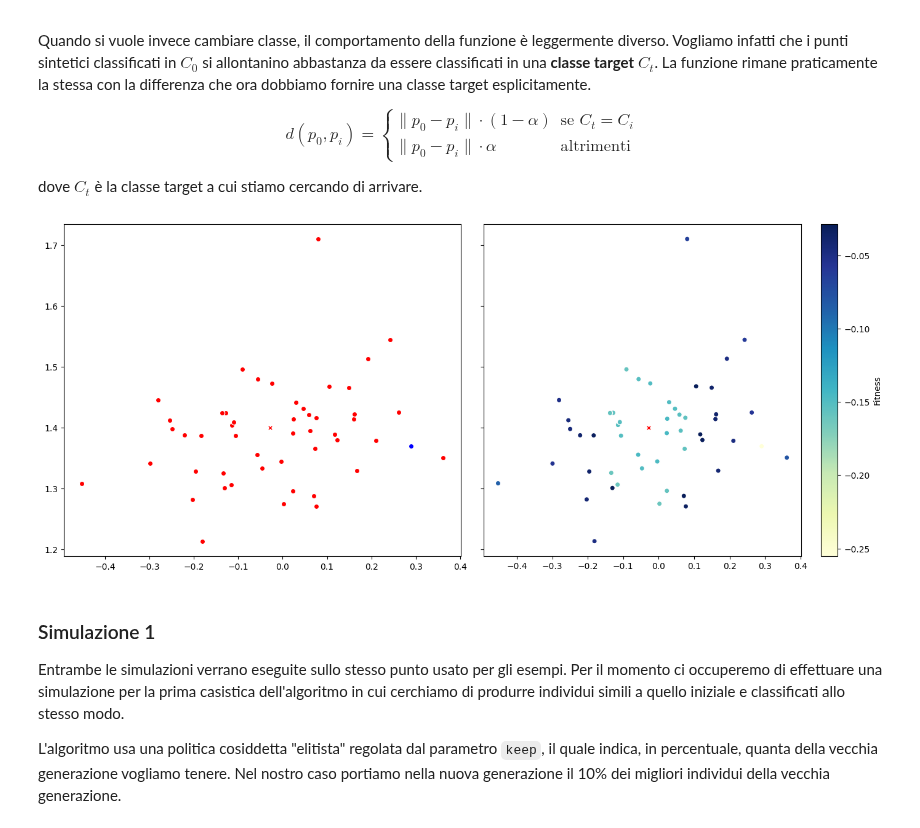
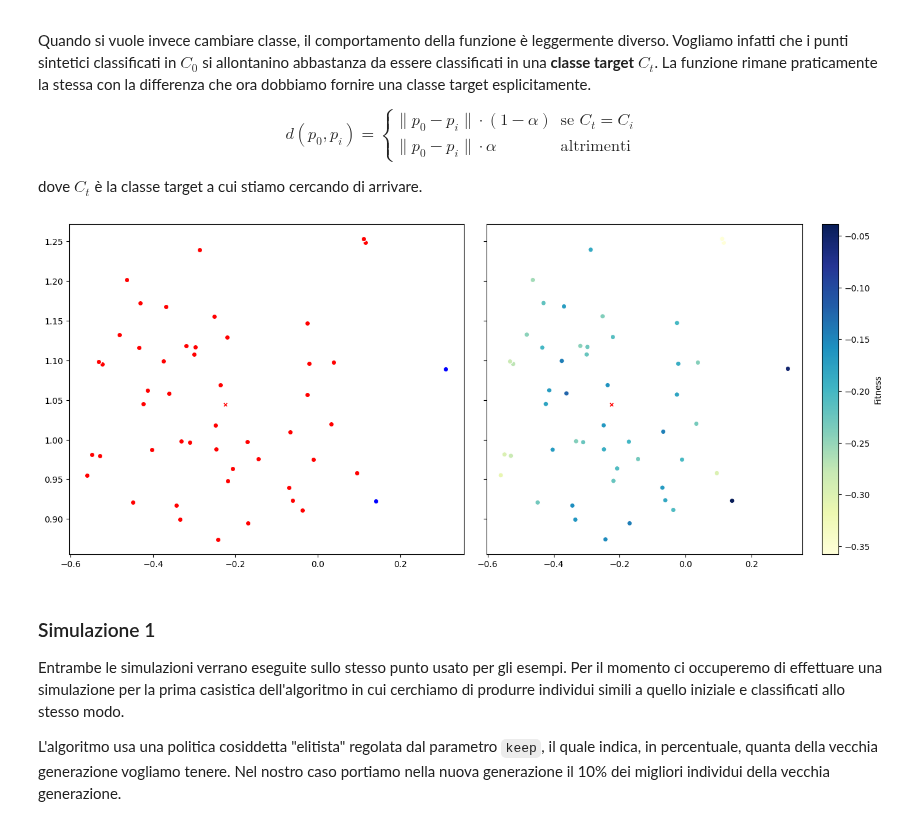
Before and after one commit to FedericoBustaffa/thesis, a Jupyter notebook: sources/explain/genetic_explain.ipynb, the cells around one changed output. Cells and saved outputs as stored; diff of their text form; code cells hidden in the pictures.

```diff
--- a/sources/explain/genetic_explain.ipynb
+++ b/sources/explain/genetic_explain.ipynb
@@ -97,7 +97,7 @@ plt.title("Test set")
 plt.scatter(X_test[cls0].T[0], X_test[cls0].T[1], c="r", ec="w")
 plt.scatter(X_test[cls1].T[0], X_test[cls1].T[1], c="b", ec="w")
 
-j = 11
+j = 20
 point = X_test[j]
 print(f"point: ({point[0]:.5f}, {point[1]:.5f})")
 point_class = y_predicted[j]
@@ -251,15 +251,24 @@ sull'intera popolazione ($\sigma_i$).
 L'approccio è praticamente identico a quello usato per la generazione della
 popolazione sintetica.
 # %%
-def mut_gaussian(individual, sigma, alpha: float = 0.05, indpb: float = 0.2):
+def mut_gaussian_pt(individual, sigma, alpha: float = 0.05, indpb: float = 0.5):
     for i, f in enumerate(individual):
         if random.random() <= indpb:
             individual[i] = random.normal(loc=f, scale=sigma[i] * alpha)
 
     return individual
 
+def mut_gaussian(individual, mu, sigma, alpha: float = 0.05, indpb: float = 0.5):
+    for i, f in enumerate(individual):
+        if random.random() <= indpb:
+            individual[i] = random.normal(loc=mu[i], scale=sigma[i] * alpha)
 
-toolbox.set_mutation(mut_gaussian, sigma, 0.1, 0.8)
+    return individual
+
+
+mu = X_test.mean(axis=0)
+toolbox.set_mutation(mut_gaussian_pt, sigma, 0.1, 0.8)
+# toolbox.set_mutation(mut_gaussian, mu, sigma, 0.1, 0.8)
 print(f"before: {o1.chromosome}")
 o1 = toolbox.mutate(o1)
 print(f"after: {o1.chromosome}")
@@ -374,14 +383,15 @@ def same_evaluate(chromosome, point, classifier, epsilon: float, alpha: float =
     same_class = 1 - alpha if pt_class == synth_class[0] else alpha
 
     # check the epsilon distance
-    epsilon = 0.0 if same_class * distance > epsilon else epsilon
+    # epsilon = 0.0 if same_class * distance > epsilon else epsilon
+    epsilon = 0.0 if distance > epsilon else epsilon
 
     return (same_class * distance + epsilon,)
 
 
 toolbox.set_weights((-1.0,))
 epsilon = linalg.norm(sigma * 0.1, ord=2)
-toolbox.set_evaluation(same_evaluate, point, classifier, epsilon, 0.75)
+toolbox.set_evaluation(same_evaluate, point, classifier, epsilon, 0.9)
 population = list(map(toolbox.evaluate, population))
 # %% [markdown]
 Abbiamo quindi una funzione che, oltre a parametri come il punto di
@@ -469,44 +479,45 @@ def other_evaluate(
     target_class = 1 - alpha if target == synth_class[0] else alpha
 
     # check the epsilon distance
-    epsilon = 0.0 if target * distance > epsilon else epsilon
+    # epsilon = 0.0 if target_class * distance > epsilon else epsilon
+    epsilon = 0.0 if distance > epsilon else epsilon
 
     return (target_class * distance + epsilon,)
 
 
 toolbox.set_weights((-1.0,))
 target = (point_class + 1) % 2
-toolbox.set_evaluation(other_evaluate, point, target, classifier, epsilon, 0.2)
+toolbox.set_evaluation(other_evaluate, point, target, classifier, epsilon, 0.9)
 population = list(map(toolbox.evaluate, population))
 
 fig, (ax1, ax2) = plt.subplots(1, 2, sharey=True, figsize=(14, 6))
 plt.tight_layout()
 
 synth_classes = [classifier.predict(sp.reshape(1, -1)) for sp in synth_points]
 
 scls0 = [i for i in range(len(synth_classes)) if synth_classes[i] == 0]
 scls1 = [i for i in range(len(synth_classes)) if synth_classes[i] == 1]
 
 # classification plot
 ax1.scatter(synth_points[scls0].T[0], synth_points[scls0].T[1], c="r", ec="w")
 ax1.scatter(synth_points[scls1].T[0], synth_points[scls1].T[1], c="b", ec="w")
 ax1.scatter(point[0], point[1], c=c, ec="w", marker="X")
 
 # fitness plot
 fitness_values = [i.fitness for i in population]
 sc = ax2.scatter(
     synth_points.T[0],
     synth_points.T[1],
     c=fitness_values,
     ec="w",
     cmap=plt.get_cmap("YlGnBu"),
 )
 fig.colorbar(sc, ax=ax2, label="Fitness")
 ax2.scatter(point[0], point[1], c=c, ec="w", marker="X")
 
 plt.show()
 # %% [output]
-[figure, old version]
+[figure, new version]
 # %% [markdown]
 ### Simulazione 1
 
```
Also changed, not shown: parts of 7 cells of this notebook.
